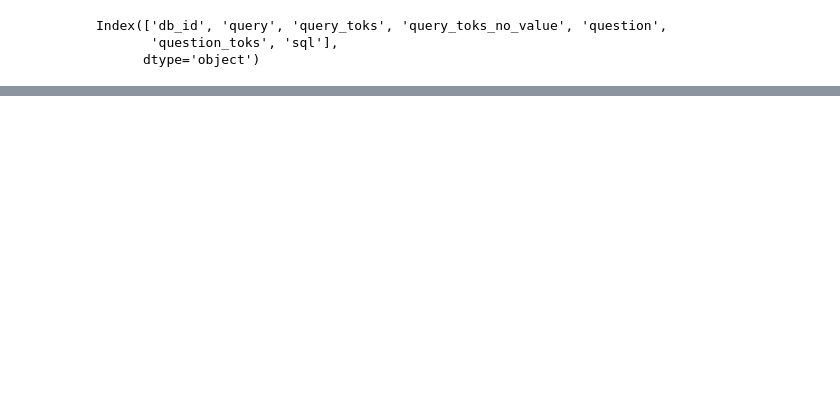
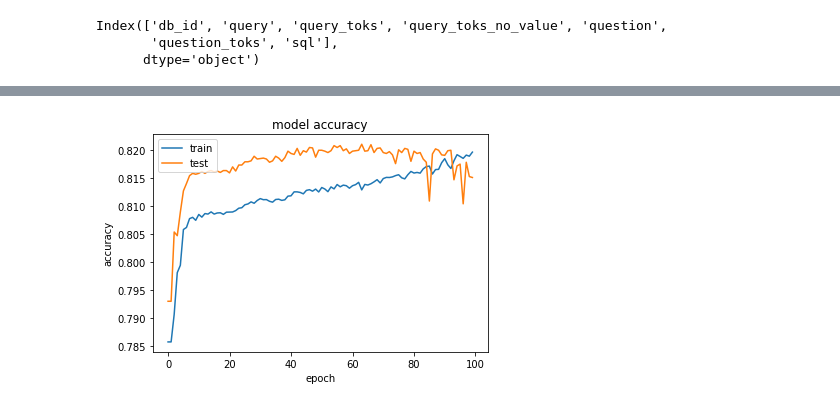
Before and after one commit to golfn123/CE888Project, a Jupyter notebook: seq2seq/main.ipynb, the cells around one changed output, grey strips where cells are left out. Saved outputs shown, nothing was run; the diff lists cells and outputs as text; code cells hidden in the pictures; blank space fills up the shorter version.

```diff
--- a/seq2seq/main.ipynb
+++ b/seq2seq/main.ipynb
@@ -44,3 +60,8 @@ input
 6998    Show all company names with a movie directed i...
 6999    What are all company names that have a corresp...
 Name: question, Length: 7000, dtype: object
+# %%
+input_selected = []     #select the first 1000 input for creating the translation model.
+for i in range(999):
+  input_selected.append(input[i])
+input_selected
@@ -47,4 +86,4 @@ Name: question, Length: 7000, dtype: object
 # %%
-output = df['sql'] #assign sql column as an output for learning model.
+output = df['query'] #assign output from sql column
 output
 # %% [output]
@@ -62,0 +102,5 @@ Name: sql, Length: 7000, dtype: object
+# %%
+output_selected = []  #select the first 1000 output for creating the translation model.
+for i in range(999):
+  output_selected.append(output[i])
+output_selected
@@ -68,0 +232,8 @@ Index(['db_id', 'query', 'query_toks', 'query_toks_no_value', 'question',
+# %%
+#Split data 70% for training, 15% validation, 15% test
+x_train, x_test, y_train, y_test = train_test_split(preprocess_x, preprocess_y, test_size=0.3, random_state=22)
+x_val, x_test, y_val, y_test = train_test_split(x_test, y_test, test_size=0.5, random_state=22)
+
+print(len(x_train), 'train sequences', x_train.shape)
+print(len(x_val), 'validation sequences', x_val.shape)
+print(len(x_test), 'test sequences', x_test.shape)
@@ -68,0 +256,67 @@ Index(['db_id', 'query', 'query_toks', 'query_toks_no_value', 'question',
+# %%
+from keras.layers import RepeatVector
+def encdec_model(input_shape, output_sequence_length, input_vocab_size, output_vocab_size):
+    """
+    Build and train an encoder-decoder model on x and y
+    :param input_shape: Tuple of input shape
+    :param output_sequence_length: Length of output sequence
+    :param input_vocab_size: Number of unique  words in input the dataset
+    :param output_vocab_size: Number of unique words in output the dataset
+    :return: Keras model built, but not trained
+    #don't forget to change these
+    """
+    learning_rate = 0.001
+    model = Sequential()
+    #Encoder
+    inputs = Input(shape=input_shape[1:])
+    gru = GRU(output_sequence_length)(inputs)
+    e_out = Dense(128, activation='relu')(gru) #old 128
+    #Decoder
+    d_input = RepeatVector(output_sequence_length)(e_out)
+    d_gru = GRU(128, return_sequences=True)(d_input) #old 128
+    layer = TimeDistributed(Dense(output_vocab_size, activation='softmax'))
+    final = layer(d_gru)
+    #Create Model from parameters defined above
+    model = Model(inputs=inputs, outputs=final)
+    model.compile(loss=sparse_categorical_crossentropy,
+                  optimizer='adam',
+                  metrics=['accuracy'])
+
+
+    return model
+
+
+# Train and Print prediction(s)
+tmp_x = pad(x_train, y_train.shape[1])
+tmp_x = tmp_x.reshape((-1, y_train.shape[-2], 1))
+x_val_processed = pad(x_val, y_val.shape[1])
+x_val_processed = x_val_processed.reshape((-1, y_val.shape[-2], 1))
+# Train and Print prediction(s)
+ed_rnn_model = encdec_model(
+    tmp_x.shape,
+    y_train.shape[1],
+    len(x_tk.word_index)+1,
+    len(y_tk.word_index)+1)
+ed_rnn_model.summary()
+
+history =ed_rnn_model.fit(tmp_x, y_train, batch_size=20, epochs=100, validation_data=(x_val_processed, y_val))
+print(history.history.keys())
+print(history.history.keys())
+# summarize history for accuracy
+plt.plot(history.history['accuracy'])
+plt.plot(history.history['val_accuracy'])
+plt.title('model accuracy')
+plt.ylabel('accuracy')
+plt.xlabel('epoch')
+plt.legend(['train', 'test'], loc='upper left')
+plt.show()
+
+# summarize history for loss
+plt.plot(history.history['loss'])
+plt.plot(history.history['val_loss'])
+plt.title('model loss')
+plt.ylabel('loss')
+plt.xlabel('epoch')
+plt.legend(['train', 'test'], loc='upper left')
+plt.show()
+# %% [output]
@@ -68,0 +340 @@ Index(['db_id', 'query', 'query_toks', 'query_toks_no_value', 'question',
+[figure, added]
```
Also changed, not shown: parts of 17 cells of this notebook.
